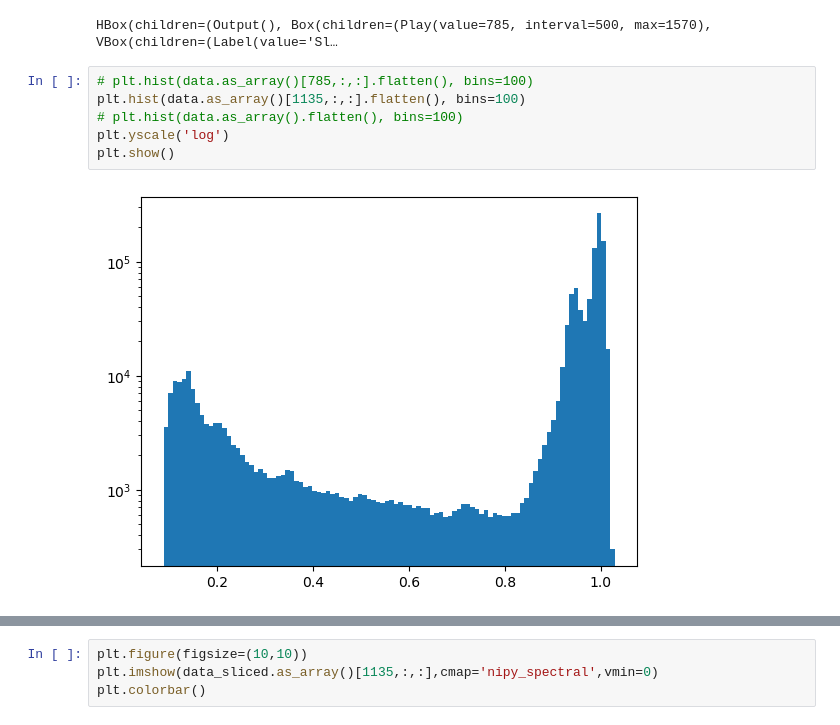
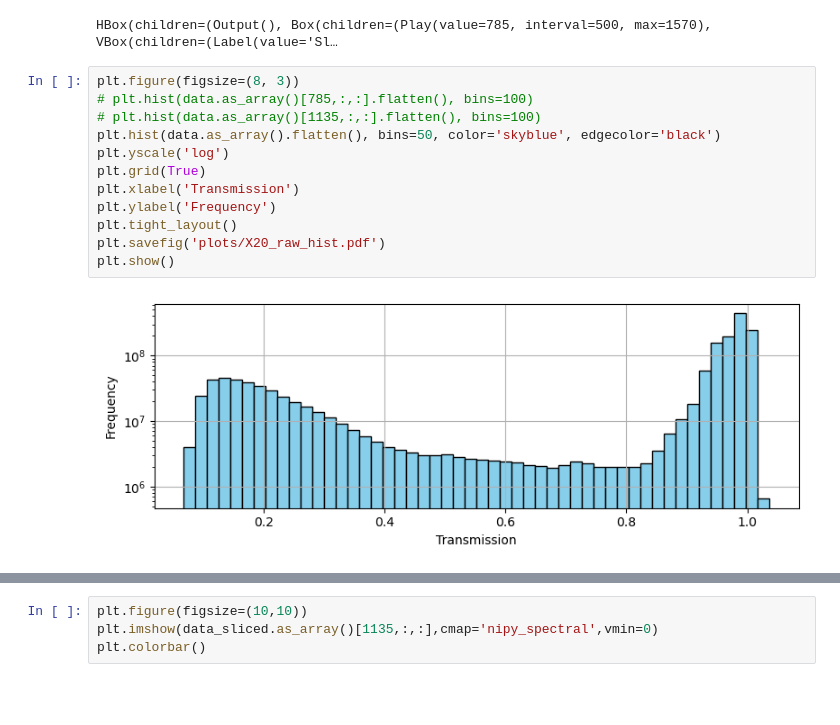
Before and after one commit to Lachrynier/s214743_bsc, a Jupyter notebook: notebooks/examine_X20_3D.ipynb, the cells around one changed output, grey strips where cells are left out. Drawn from its saved outputs; the diff is of its cells as text; blank space fills up the shorter version.

```diff
--- a/notebooks/examine_X20_3D.ipynb
+++ b/notebooks/examine_X20_3D.ipynb
@@ -123,10 +123,16 @@ islicer(data_sliced, origin='upper-right',direction=0,size=(10,10))
 # %% [output]
 HBox(children=(Output(), Box(children=(Play(value=785, interval=500, max=1570), VBox(children=(Label(value='Sl…
 # %%
+plt.figure(figsize=(8, 3))
 # plt.hist(data.as_array()[785,:,:].flatten(), bins=100)
-plt.hist(data.as_array()[1135,:,:].flatten(), bins=100)
-# plt.hist(data.as_array().flatten(), bins=100)
+# plt.hist(data.as_array()[1135,:,:].flatten(), bins=100)
+plt.hist(data.as_array().flatten(), bins=50, color='skyblue', edgecolor='black')
 plt.yscale('log')
+plt.grid(True)
+plt.xlabel('Transmission')
+plt.ylabel('Frequency')
+plt.tight_layout()
+plt.savefig('plots/X20_raw_hist.pdf')
 plt.show()
 # %% [output]
-[figure, old version]
+[figure, new version]
```
Also changed, not shown: parts of 2 cells of this notebook, 30 other files.
